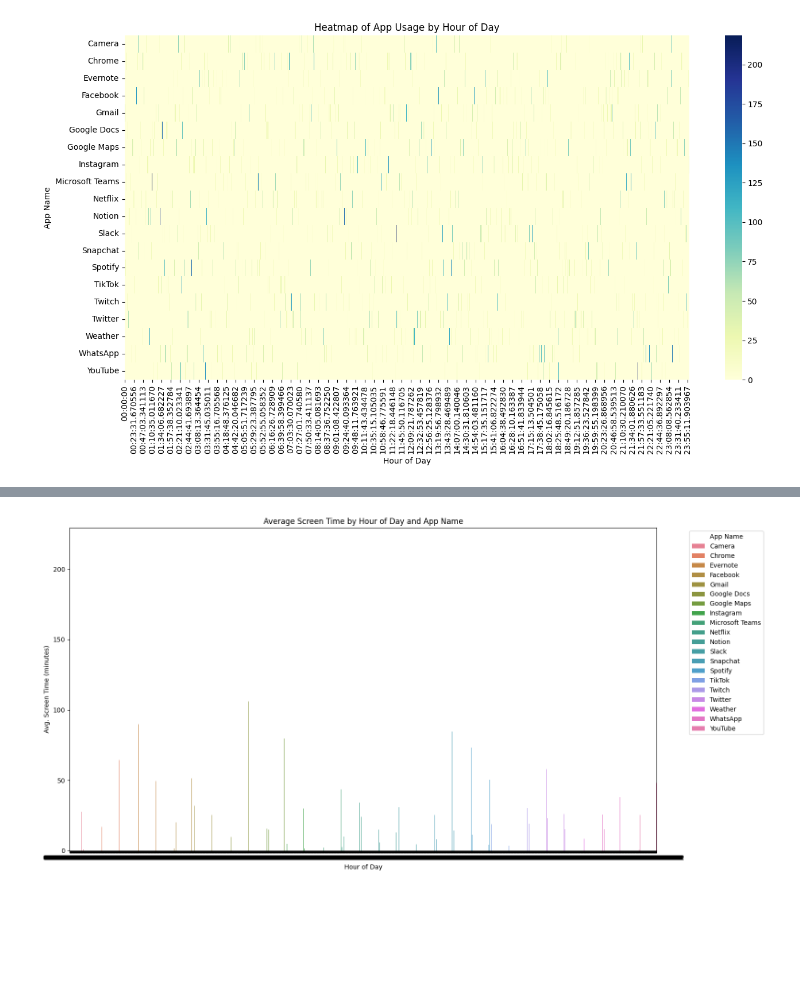
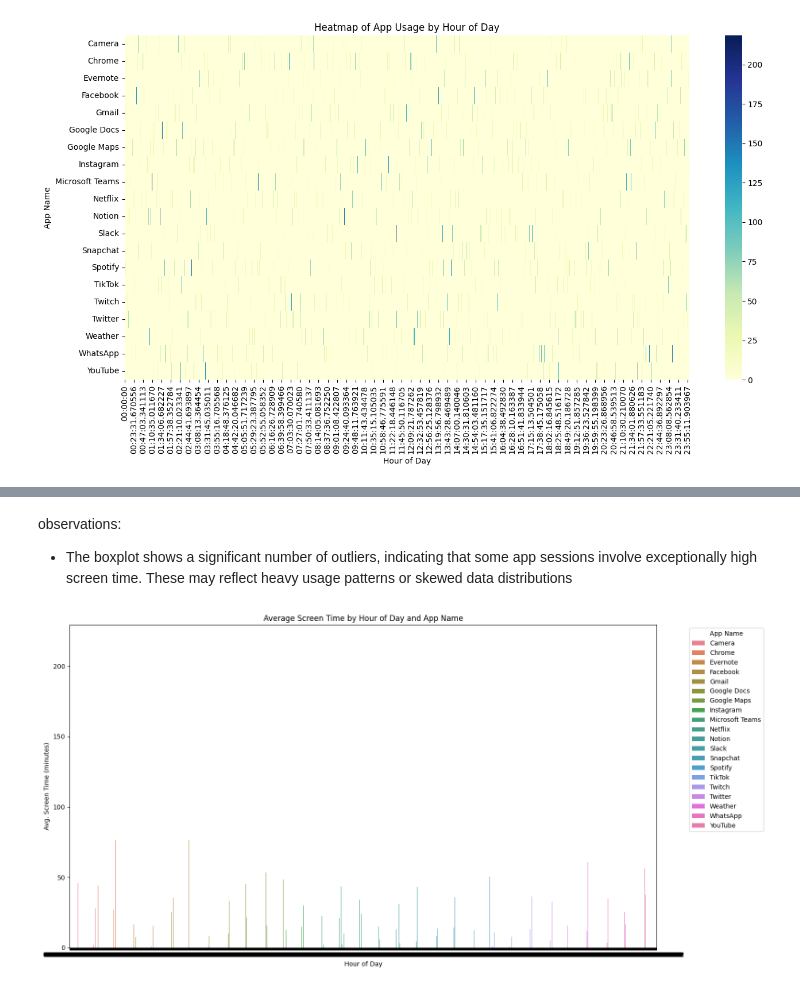
Before and after one commit to Pamela-N25/Screen_time_data_usage, a Jupyter notebook: Data Analysis.ipynb, the cells around one changed output, grey strips where cells are left out. Drawn from its saved outputs; the diff is of its cells as text; code cells hidden in the pictures; blank space fills up the shorter version.

Commit message:
Initial commit with notebook and data

```diff
--- a/Data Analysis.ipynb
+++ b/Data Analysis.ipynb
@@ -206,0 +228,9 @@ daily_totals.head()
+# %%
+# Ensure date_only is datetime
+df['date_only'] = pd.to_datetime(df['date_only'])
+
+# Extract month as a string like "2024-01"
+df['month'] = df['date_only'].dt.to_period('M').astype(str)
+
+# Aggregate: Total screen time per app per month
+monthly_totals = df.groupby(['month', 'app_name'])['screen_time_min'].sum().reset_index()
@@ -399,19 +507,23 @@ plt.show()
+# %% [markdown]
+observations:
+* The boxplot shows a significant number of outliers, indicating that some app sessions involve exceptionally high screen time. These may reflect heavy usage patterns or skewed data distributions
 # %%
 avg_screen_time = df.groupby(['app_name', 'time_only'])['screen_time_min'].mean().reset_index()
 
 plt.figure(figsize=(16, 8))
 sns.barplot(
     data=avg_screen_time,
     x='time_only',
     y='screen_time_min',
-    hue='app_name'
+    hue='app_name',
+    width=1.0
 )
 
 plt.title('Average Screen Time by Hour of Day and App Name')
 plt.xlabel('Hour of Day')
 plt.ylabel('Avg. Screen Time (minutes)')
 plt.legend(title='App Name', bbox_to_anchor=(1.05, 1), loc='upper left')
 plt.tight_layout()
 plt.show()
 # %% [output]
-[figure, old version]
+[figure, new version]
```
Also changed, not shown: parts of 40 cells of this notebook.
